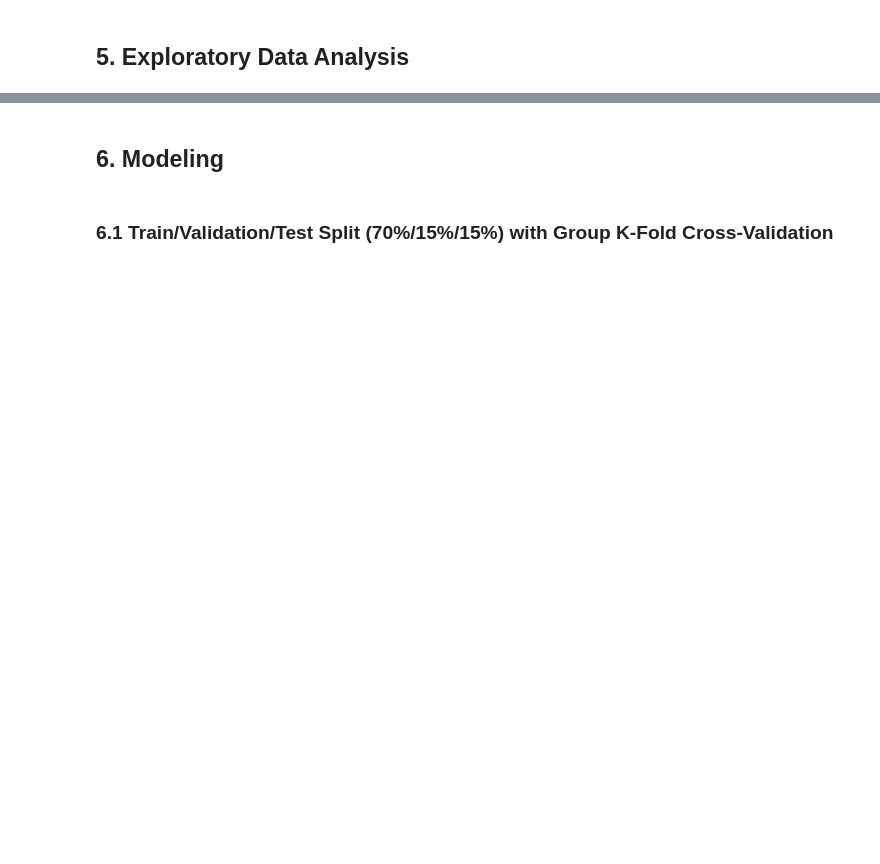
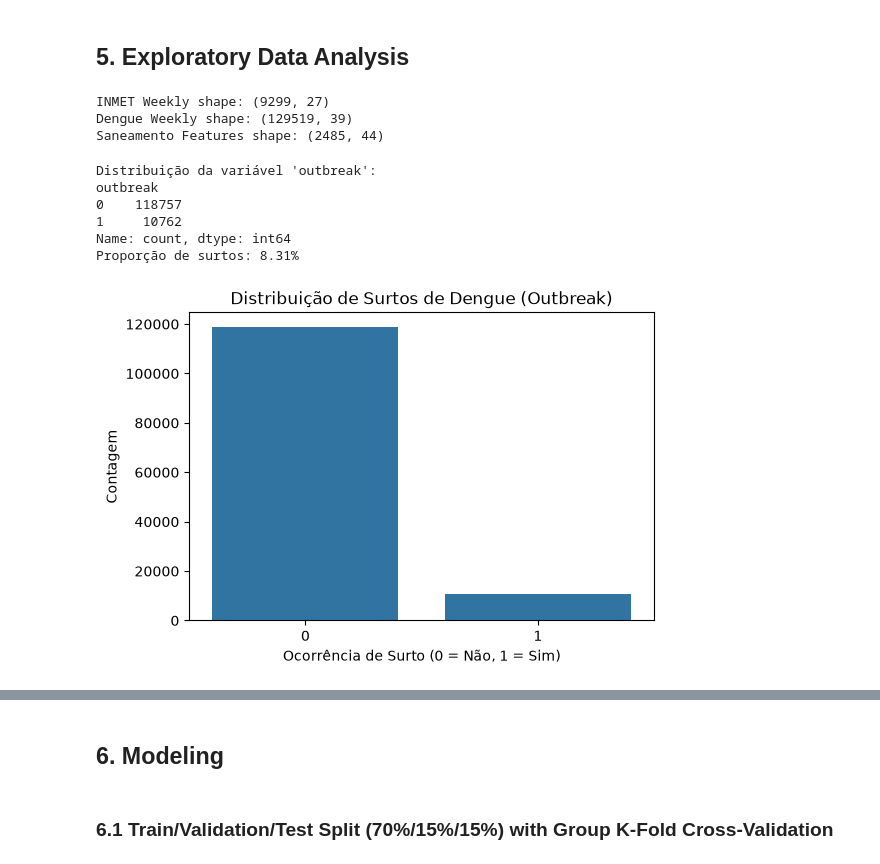
Before and after one commit to gabrielacmacc/cd-trabfinal, a Jupyter notebook: notebooks/dengue.ipynb, the cells around one changed output, grey strips where cells are left out. Drawn from its saved outputs; the diff is of its cells as text; code cells hidden in the pictures; blank space fills up the shorter version.

```diff
--- a/notebooks/dengue.ipynb
+++ b/notebooks/dengue.ipynb
@@ -623,2 +621,39 @@ y: (5172465,)
 # %% [markdown]
 ## 5. Exploratory Data Analysis
+# %%
+from src.data.transform import load_transformed_data
+import pandas as pd
+import matplotlib.pyplot as plt
+import seaborn as sns
+
+inmet_weekly = load_transformed_data('inmet_weekly')
+dengue_weekly = load_transformed_data('dengue_weekly')
+snis_sinisa_features = load_transformed_data('snis_sinisa_features')
+
+print(f"INMET Weekly shape: {inmet_weekly.shape}")
+print(f"Dengue Weekly shape: {dengue_weekly.shape}")
+print(f"Saneamento Features shape: {snis_sinisa_features.shape}")
+# %% [output]
+INMET Weekly shape: (9299, 27)
+Dengue Weekly shape: (129519, 39)
+Saneamento Features shape: (2485, 44)
+# %%
+print("Distribuição da variável 'outbreak':")
+print(dengue_weekly['outbreak'].value_counts())
+print(f"Proporção de surtos: {dengue_weekly['outbreak'].mean():.2%}")
+
+# desbalanceamento
+plt.figure(figsize=(6, 4))
+sns.countplot(x='outbreak', data=dengue_weekly)
+plt.title('Distribuição de Surtos de Dengue (Outbreak)')
+plt.xlabel('Ocorrência de Surto (0 = Não, 1 = Sim)')
+plt.ylabel('Contagem')
+plt.show()
+# %% [output]
+Distribuição da variável 'outbreak':
+outbreak
+0    118757
+1     10762
+Name: count, dtype: int64
+Proporção de surtos: 8.31%
+[figure, added]
```
Also changed, not shown: parts of 20 cells of this notebook.
